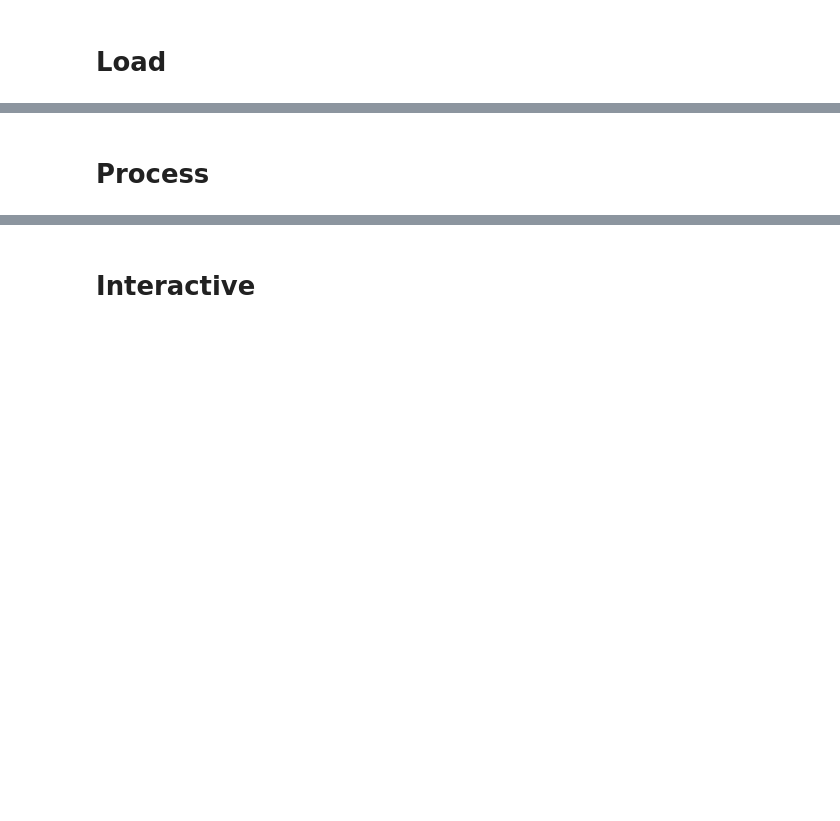
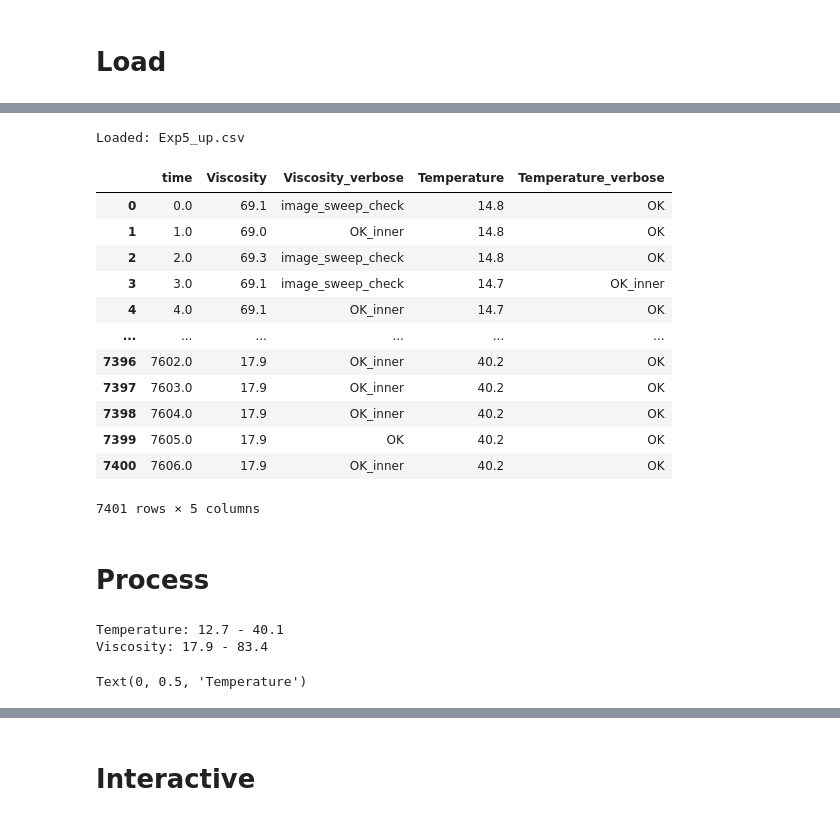
Before and after one commit to EnglishBeach/Diplom-work, a Jupyter notebook: plots.ipynb, the cells around one changed output, grey strips where cells are left out. Cells and saved outputs as stored; diff of their text form; code cells hidden in the pictures; blank space fills up the shorter version.

```diff
--- a/plots.ipynb
+++ b/plots.ipynb
@@ -220,8 +249,26 @@ b.initial_filter(
+# %%
+b = Container()
+b.load_csv()
+# %% [output]
+Loaded: Exp5_up.csv
+|  | time | Viscosity | Viscosity_verbose | Temperature | Temperature_verbose |
+| 0 | 0.0 | 69.1 | image_sweep_check | 14.8 | OK |
+| 1 | 1.0 | 69.0 | OK_inner | 14.8 | OK |
+| 2 | 2.0 | 69.3 | image_sweep_check | 14.8 | OK |
+| 3 | 3.0 | 69.1 | image_sweep_check | 14.7 | OK_inner |
+| 4 | 4.0 | 69.1 | OK_inner | 14.7 | OK |
+| ... | ... | ... | ... | ... | ... |
+| 7396 | 7602.0 | 17.9 | OK_inner | 40.2 | OK |
+| 7397 | 7603.0 | 17.9 | OK_inner | 40.2 | OK |
+| 7398 | 7604.0 | 17.9 | OK_inner | 40.2 | OK |
+| 7399 | 7605.0 | 17.9 | OK | 40.2 | OK |
+| 7400 | 7606.0 | 17.9 | OK_inner | 40.2 | OK |
+7401 rows × 5 columns
 # %% [markdown]
 # Process
 # %%
 # Raw data info
-_data = a._raw_data
+_data = a.raw_data
 
 _lim = _data.groupby(by='Viscosity')['Temperature'].median()
 print(f'Temperature: {_lim.min()} - {_lim.max()}')
@@ -238,4 +285,8 @@ ax_v.set_xlabel('time')
 
 ax_T.scatter(_data['time'], _data['Temperature'], color='blue', marker='.')
 ax_T.set_ylabel('Temperature', color='blue')
+# %% [output]
+Temperature: 12.7 - 40.1
+Viscosity: 17.9 - 83.4
+Text(0, 0.5, 'Temperature')
 # %%
```
Also changed, not shown: parts of 16 cells of this notebook.
